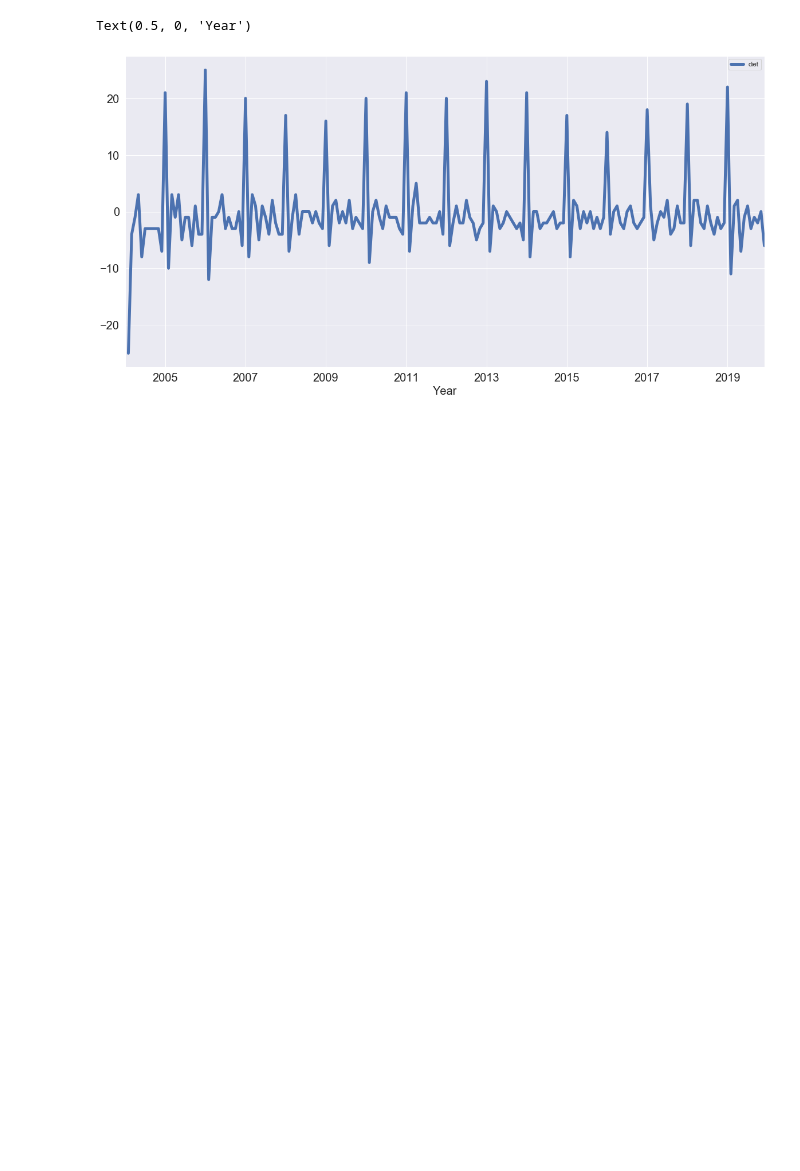
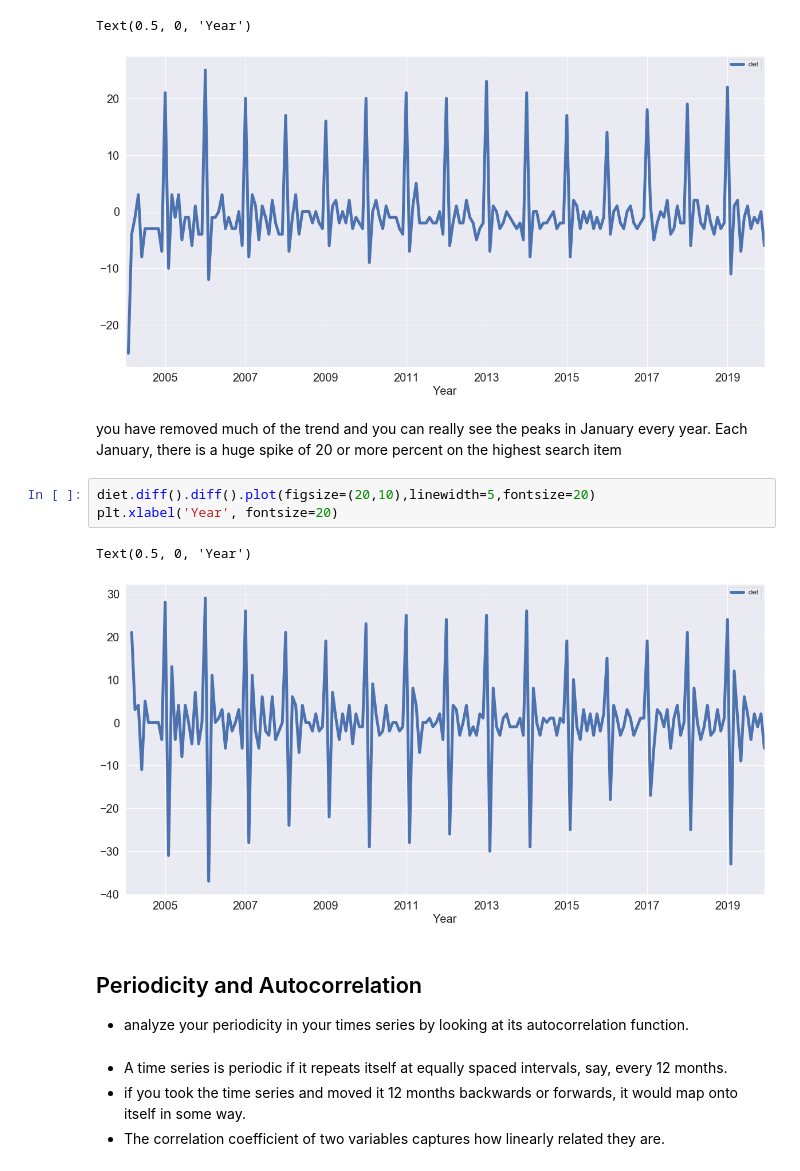
Before and after one commit to pillaiharish/Exercise, a Jupyter notebook: datacamp/timeseriesanalysis/timeseries_datacamp1.ipynb, the cells around one changed output. Drawn from its saved outputs; the diff is of its cells as text; blank space fills up the shorter version.

Commit message:
adding plotting and some dataframe funcitons

```diff
--- a/datacamp/timeseriesanalysis/timeseries_datacamp1.ipynb
+++ b/datacamp/timeseriesanalysis/timeseries_datacamp1.ipynb
@@ -302,3 +305,18 @@ plt.xlabel('Year', fontsize=20)
 # %% [output]
 Text(0.5, 0, 'Year')
 [figure]
+# %% [markdown]
+you have removed much of the trend and you can really see the peaks in January every year. Each January, there is a huge spike of 20 or more percent on the highest search item
+# %%
+diet.diff().diff().plot(figsize=(20,10),linewidth=5,fontsize=20)
+plt.xlabel('Year', fontsize=20)
+# %% [output]
+Text(0.5, 0, 'Year')
+[figure, added]
+# %% [markdown]
+## Periodicity and Autocorrelation
+- analyze your periodicity in your times series by looking at its autocorrelation function.
+# %% [markdown]
+- A time series is periodic if it repeats itself at equally spaced intervals, say, every 12 months.
+- if you took the time series and moved it 12 months backwards or forwards, it would map onto itself in some way.
+- The correlation coefficient of two variables captures how linearly related they are.
```
Also changed, not shown: parts of 40 cells of this notebook.
